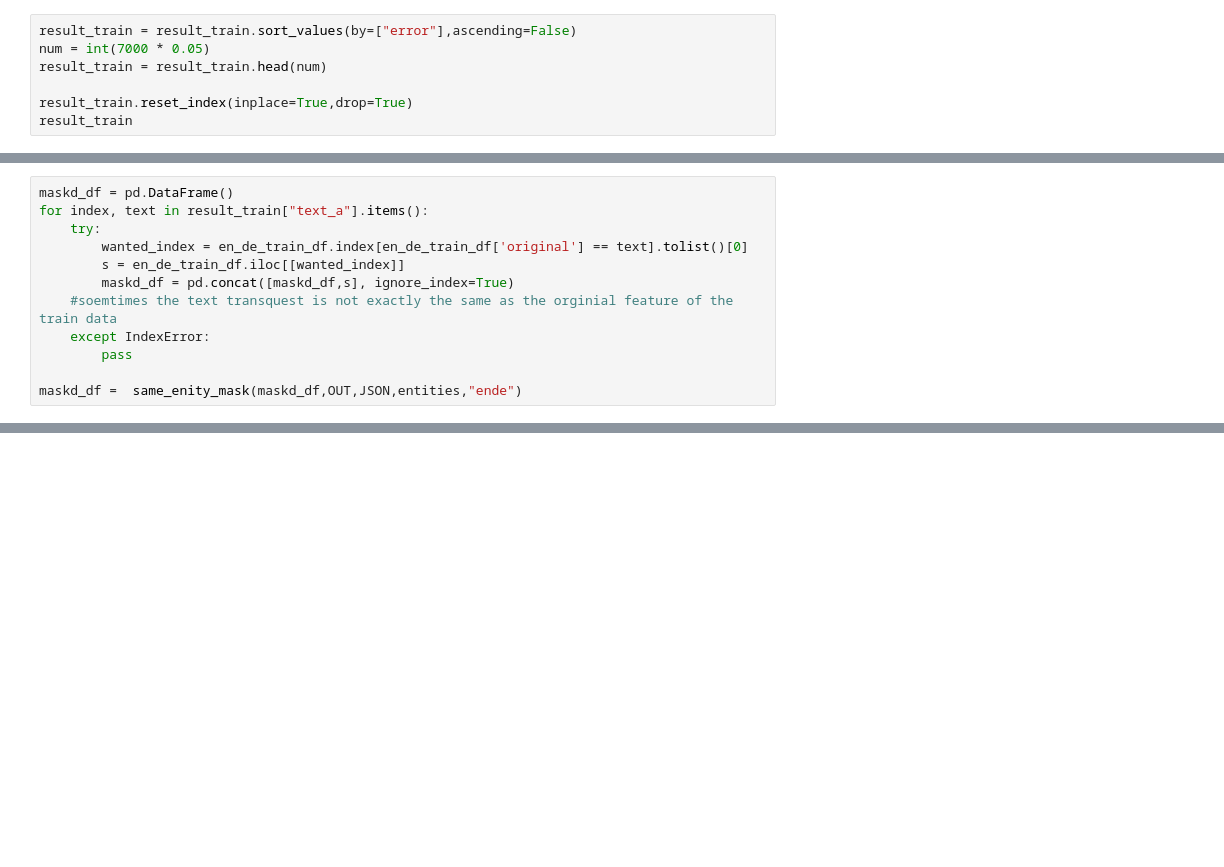
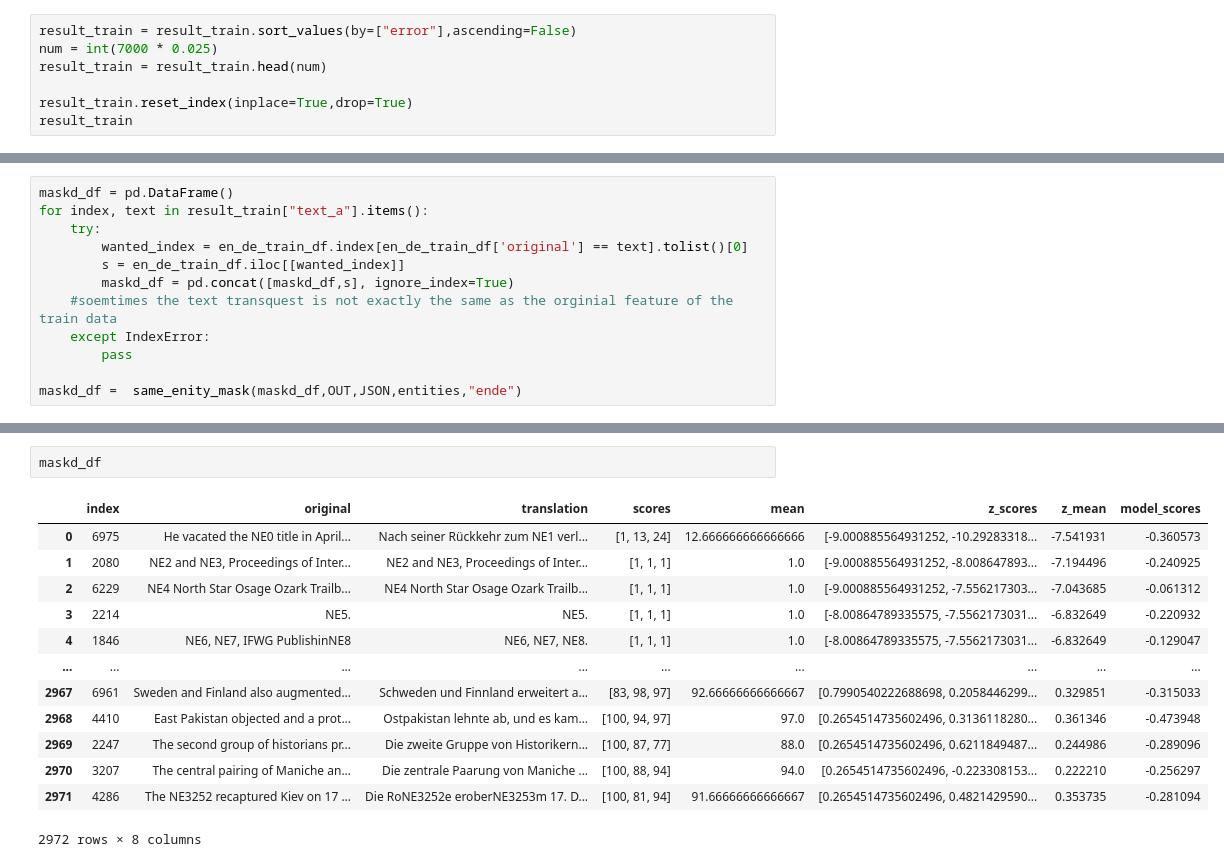
Before and after one commit to reidya3/Shared_task_wmt_2020, a Jupyter notebook: notebooks/masked different levels.ipynb, the cells around one changed output, grey strips where cells are left out. Cells and saved outputs as stored; diff of their text form; blank space fills up the shorter version.

```diff
--- a/notebooks/masked different levels.ipynb
+++ b/notebooks/masked different levels.ipynb
@@ -156,6 +230,6 @@ result_train
 # %%
 result_train = result_train.sort_values(by=["error"],ascending=False)
-num = int(7000 * 0.05)
+num = int(7000 * 0.025)
 result_train = result_train.head(num)
 
 result_train.reset_index(inplace=True,drop=True)
@@ -294,0 +397,16 @@ total_train_df
+# %%
+maskd_df
+# %% [output]
+|  | index | original | translation | scores | mean | z_scores | z_mean | model_scores |
+| 0 | 6975 | He vacated the NE0 title in April... | Nach seiner Rückkehr zum NE1 verl... | [1, 13, 24] | 12.666666666666666 | [-9.000885564931252, -10.29283318... | -7.541931 | -0.360573 |
+| 1 | 2080 | NE2 and NE3, Proceedings of Inter... | NE2 and NE3, Proceedings of Inter... | [1, 1, 1] | 1.0 | [-9.000885564931252, -8.008647893... | -7.194496 | -0.240925 |
+| 2 | 6229 | NE4 North Star Osage Ozark Trailb... | NE4 North Star Osage Ozark Trailb... | [1, 1, 1] | 1.0 | [-9.000885564931252, -7.556217303... | -7.043685 | -0.061312 |
+| 3 | 2214 | NE5. | NE5. | [1, 1, 1] | 1.0 | [-8.00864789335575, -7.5562173031... | -6.832649 | -0.220932 |
+| 4 | 1846 | NE6, NE7, IFWG PublishinNE8 | NE6, NE7, NE8. | [1, 1, 1] | 1.0 | [-8.00864789335575, -7.5562173031... | -6.832649 | -0.129047 |
+| ... | ... | ... | ... | ... | ... | ... | ... | ... |
+| 2967 | 6961 | Sweden and Finland also augmented... | Schweden und Finnland erweitert a... | [83, 98, 97] | 92.66666666666667 | [0.7990540222688698, 0.2058446299... | 0.329851 | -0.315033 |
+| 2968 | 4410 | East Pakistan objected and a prot... | Ostpakistan lehnte ab, und es kam... | [100, 94, 97] | 97.0 | [0.2654514735602496, 0.3136118280... | 0.361346 | -0.473948 |
+| 2969 | 2247 | The second group of historians pr... | Die zweite Gruppe von Historikern... | [100, 87, 77] | 88.0 | [0.2654514735602496, 0.6211849487... | 0.244986 | -0.289096 |
+| 2970 | 3207 | The central pairing of Maniche an... | Die zentrale Paarung von Maniche ... | [100, 88, 94] | 94.0 | [0.2654514735602496, -0.223308153... | 0.222210 | -0.256297 |
+| 2971 | 4286 | The NE3252 recaptured Kiev on 17 ... | Die RoNE3252e eroberNE3253m 17. D... | [100, 81, 94] | 91.66666666666667 | [0.2654514735602496, 0.4821429590... | 0.353735 | -0.281094 |
+2972 rows × 8 columns
```
Also changed, not shown: parts of 8 cells of this notebook, 4 other files.
